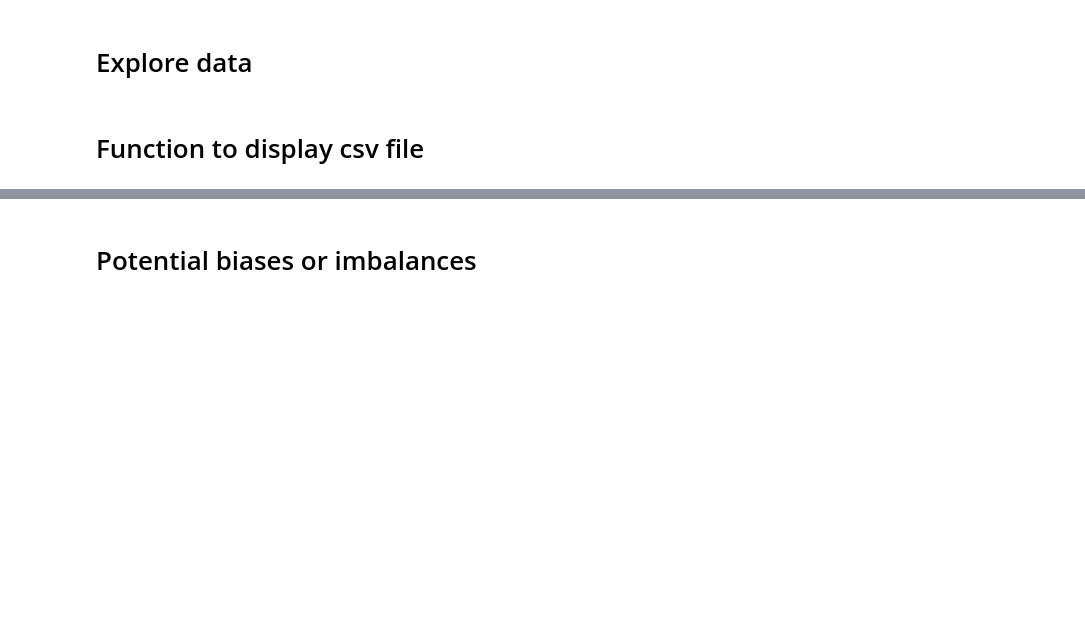
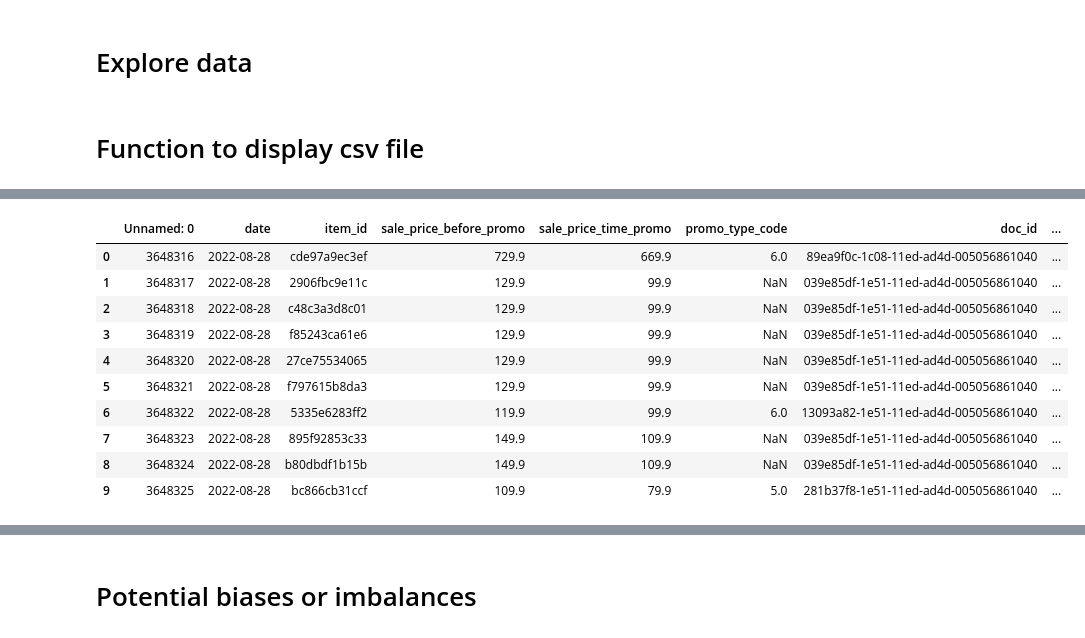
Before and after one commit to reagan-adajo/Capstone_Project, a Jupyter notebook: index.ipynb, the cells around one changed output, grey strips where cells are left out. Cells and saved outputs as stored; diff of their text form; code cells hidden in the pictures; blank space fills up the shorter version.

Commit message:
Data Understanding

```diff
--- a/index.ipynb
+++ b/index.ipynb
@@ -37,4 +85,16 @@ price_history_df.head(10)
 # %%
-discount_history_df = pd.read_csv('D:/Project Phase 5/Data/ml-zoomcamp-2024-competition/discounts_history.csv')
+discount_history_df = pd.read_csv('C:/Users/angel/OneDrive/Desktop/project/Data/ml-zoomcamp-2024-competition/discounts_history.csv')
 discount_history_df.head(10)
+# %% [output]
+|  | Unnamed: 0 | date | item_id | sale_price_before_promo | sale_price_time_promo | promo_type_code | doc_id | ... |
+| 0 | 3648316 | 2022-08-28 | cde97a9ec3ef | 729.9 | 669.9 | 6.0 | 89ea9f0c-1c08-11ed-ad4d-005056861040 | ... |
+| 1 | 3648317 | 2022-08-28 | 2906fbc9e11c | 129.9 | 99.9 | NaN | 039e85df-1e51-11ed-ad4d-005056861040 | ... |
+| 2 | 3648318 | 2022-08-28 | c48c3a3d8c01 | 129.9 | 99.9 | NaN | 039e85df-1e51-11ed-ad4d-005056861040 | ... |
+| 3 | 3648319 | 2022-08-28 | f85243ca61e6 | 129.9 | 99.9 | NaN | 039e85df-1e51-11ed-ad4d-005056861040 | ... |
+| 4 | 3648320 | 2022-08-28 | 27ce75534065 | 129.9 | 99.9 | NaN | 039e85df-1e51-11ed-ad4d-005056861040 | ... |
+| 5 | 3648321 | 2022-08-28 | f797615b8da3 | 129.9 | 99.9 | NaN | 039e85df-1e51-11ed-ad4d-005056861040 | ... |
+| 6 | 3648322 | 2022-08-28 | 5335e6283ff2 | 119.9 | 99.9 | 6.0 | 13093a82-1e51-11ed-ad4d-005056861040 | ... |
+| 7 | 3648323 | 2022-08-28 | 895f92853c33 | 149.9 | 109.9 | NaN | 039e85df-1e51-11ed-ad4d-005056861040 | ... |
+| 8 | 3648324 | 2022-08-28 | b80dbdf1b15b | 149.9 | 109.9 | NaN | 039e85df-1e51-11ed-ad4d-005056861040 | ... |
+| 9 | 3648325 | 2022-08-28 | bc866cb31ccf | 109.9 | 79.9 | 5.0 | 281b37f8-1e51-11ed-ad4d-005056861040 | ... |
 # %%
```
Also changed, not shown: parts of 8 cells of this notebook.
